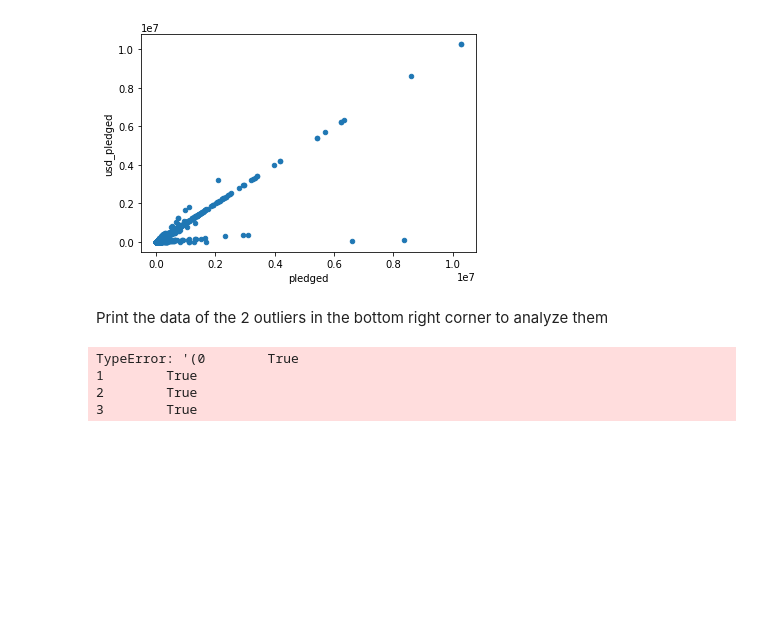
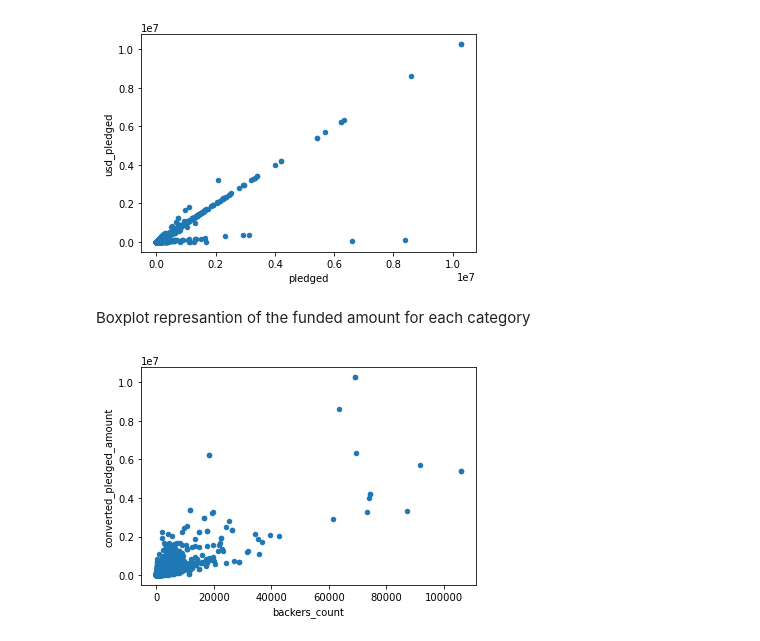
Before and after one commit to d-istratii/DataScienceVU, a Jupyter notebook: model.ipynb, the cells around one changed output. Saved outputs shown, nothing was run; the diff lists cells and outputs as text; code cells hidden in the pictures; blank space fills up the shorter version.

```diff
--- a/model.ipynb
+++ b/model.ipynb
@@ -257,15 +269,12 @@ There are no typos
 ax = dataFrame.plot.scatter(x = "pledged", y = "usd_pledged")
 # %% [output]
 [figure]
-# %% [markdown]
-Print the data of the 2 outliers in the bottom right corner to analyze them
-# %%
-dataFrame[dataFrame.pledged > 0.6 and dataFrame.usd_pledged < 0.2]
-# %% [output]
-TypeError: '(0        True
-1        True
-2        True
-3        True
+# %% [markdown]
+Boxplot represantion of the funded amount for each category
+# %%
+ax = dataFrame.plot.scatter(x = "backers_count", y = "converted_pledged_amount")
+# %% [output]
+[figure, added]
 # %%
 ax = dataFrame.plot.scatter(x = "backers_count", y = "usd_pledged")
 # %% [output]
```
Also changed, not shown: parts of 23 cells of this notebook.
